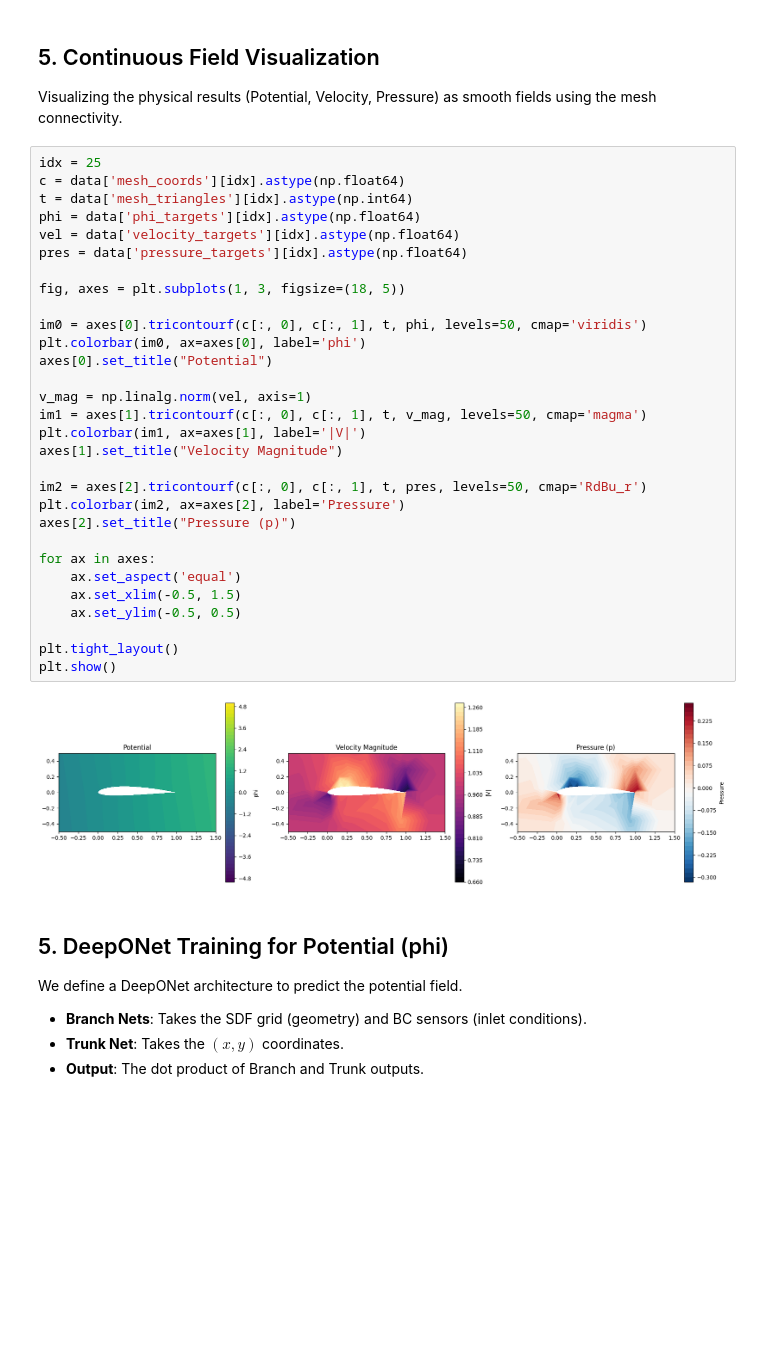
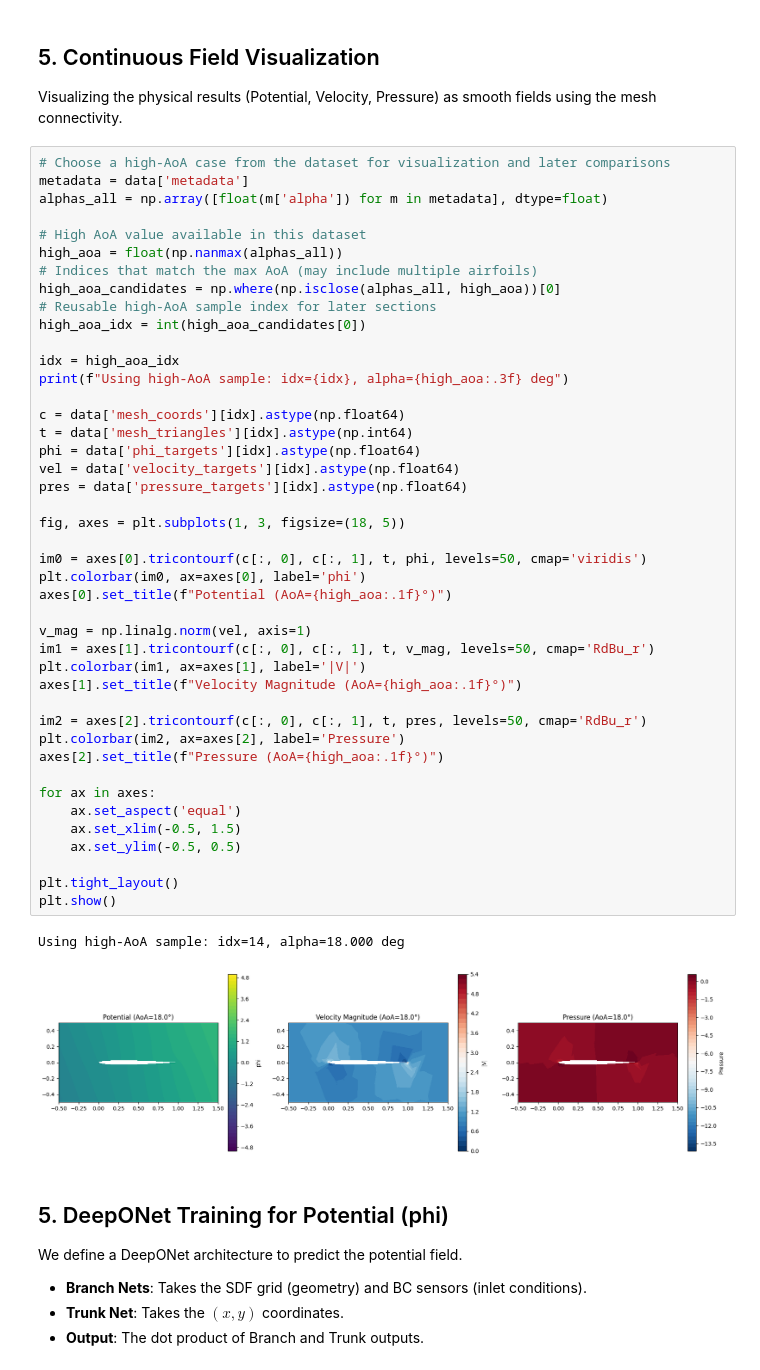
Before and after one commit to esemsc-ak2822/computational_mesh_generation, a Jupyter notebook: notebooks/explore_deeponet_data.ipynb, the cells around one changed output. Cells and saved outputs as stored; diff of their text form; blank space fills up the shorter version.

```diff
--- a/notebooks/explore_deeponet_data.ipynb
+++ b/notebooks/explore_deeponet_data.ipynb
@@ -107,37 +172,51 @@ plt.show()
 
 Visualizing the physical results (Potential, Velocity, Pressure) as smooth fields using the mesh connectivity.
 # %%
-idx = 25
+# Choose a high-AoA case from the dataset for visualization and later comparisons
+metadata = data['metadata']
+alphas_all = np.array([float(m['alpha']) for m in metadata], dtype=float)
+
+# High AoA value available in this dataset
+high_aoa = float(np.nanmax(alphas_all))
+# Indices that match the max AoA (may include multiple airfoils)
+high_aoa_candidates = np.where(np.isclose(alphas_all, high_aoa))[0]
+# Reusable high-AoA sample index for later sections
+high_aoa_idx = int(high_aoa_candidates[0])
+
+idx = high_aoa_idx
+print(f"Using high-AoA sample: idx={idx}, alpha={high_aoa:.3f} deg")
+
 c = data['mesh_coords'][idx].astype(np.float64)
 t = data['mesh_triangles'][idx].astype(np.int64)
 phi = data['phi_targets'][idx].astype(np.float64)
 vel = data['velocity_targets'][idx].astype(np.float64)
 pres = data['pressure_targets'][idx].astype(np.float64)
 
 fig, axes = plt.subplots(1, 3, figsize=(18, 5))
 
 im0 = axes[0].tricontourf(c[:, 0], c[:, 1], t, phi, levels=50, cmap='viridis')
 plt.colorbar(im0, ax=axes[0], label='phi')
-axes[0].set_title("Potential")
+axes[0].set_title(f"Potential (AoA={high_aoa:.1f}°)")
 
 v_mag = np.linalg.norm(vel, axis=1)
-im1 = axes[1].tricontourf(c[:, 0], c[:, 1], t, v_mag, levels=50, cmap='magma')
+im1 = axes[1].tricontourf(c[:, 0], c[:, 1], t, v_mag, levels=50, cmap='RdBu_r')
 plt.colorbar(im1, ax=axes[1], label='|V|')
-axes[1].set_title("Velocity Magnitude")
+axes[1].set_title(f"Velocity Magnitude (AoA={high_aoa:.1f}°)")
 
 im2 = axes[2].tricontourf(c[:, 0], c[:, 1], t, pres, levels=50, cmap='RdBu_r')
 plt.colorbar(im2, ax=axes[2], label='Pressure')
-axes[2].set_title("Pressure (p)")
+axes[2].set_title(f"Pressure (AoA={high_aoa:.1f}°)")
 
 for ax in axes:
     ax.set_aspect('equal')
     ax.set_xlim(-0.5, 1.5)
     ax.set_ylim(-0.5, 0.5)
 
 plt.tight_layout()
 plt.show()
 # %% [output]
+Using high-AoA sample: idx=14, alpha=18.000 deg
-[figure, old version]
+[figure, new version]
 # %% [markdown]
 ## 5. DeepONet Training for Potential (phi)
 
```
Also changed, not shown: parts of 10 cells of this notebook, 5 other files.
